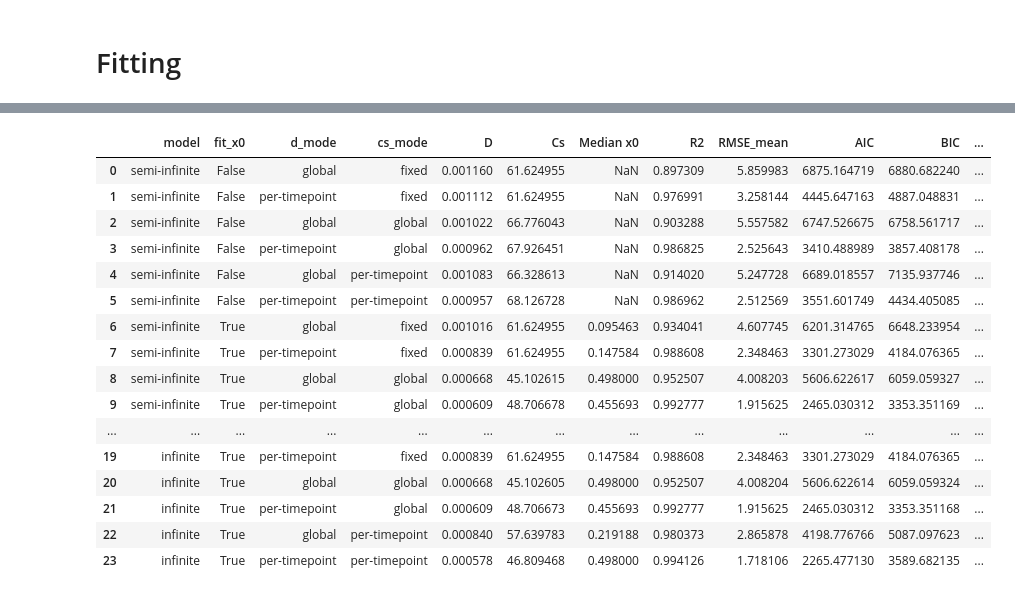
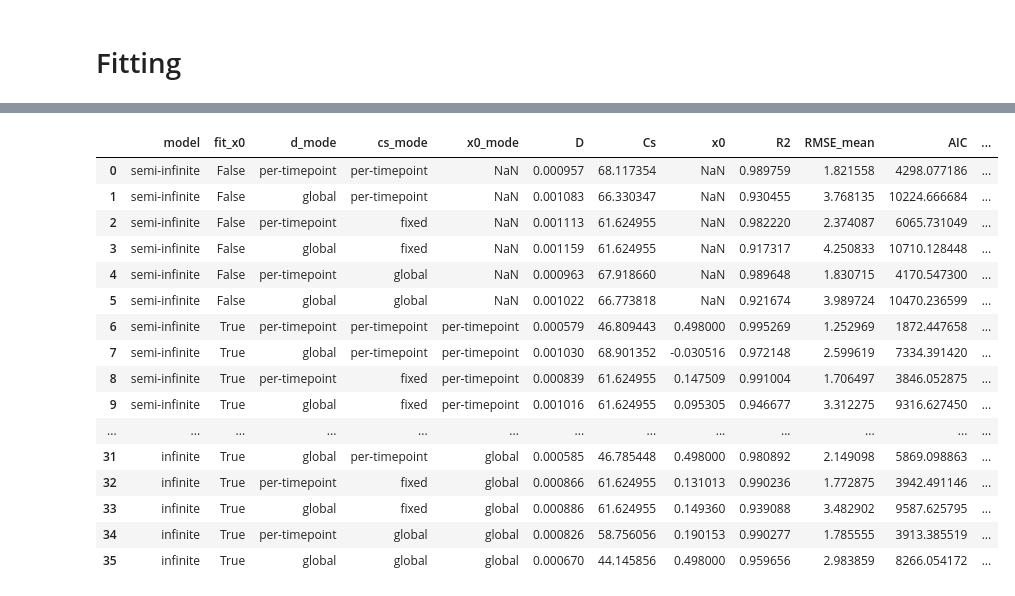
Before and after one commit to isaackh28/diff_tests, a Jupyter notebook: notebook.ipynb, the cells around one changed output, grey strips where cells are left out. Saved outputs shown, nothing was run; the diff lists cells and outputs as text; code cells hidden in the pictures.

```diff
--- a/notebook.ipynb
+++ b/notebook.ipynb
@@ -103,23 +113,26 @@ configs = []
 
 for model in fitting.MODEL_REGISTRY:
     for fit_x0 in [False, True]:
-        for cs_mode in fitting.VALID_CS_MODES:
-            for d_mode in fitting.VALID_D_MODES:
-                if cs_mode == "fixed" and model == "semi-infinite":
-                    cs_fixed = cs_experimental
-                elif cs_mode == "fixed" and model == "infinite":
-                    cs_fixed = 2 * cs_experimental
-                else:
-                    cs_fixed = None
+        x0_modes_to_try = fitting.VALID_X0_MODES if fit_x0 else [None]
+        for x0_mode in x0_modes_to_try:
+            for cs_mode in fitting.VALID_CS_MODES:
+                for d_mode in fitting.VALID_D_MODES:
+                    if cs_mode == "fixed" and model == "semi-infinite":
+                        cs_fixed = cs_experimental
+                    elif cs_mode == "fixed" and model == "infinite":
+                        cs_fixed = 2 * cs_experimental
+                    else:
+                        cs_fixed = None
 
-                cfg = fitting.FitConfig(
-                    model = model,
-                    fit_x0 = fit_x0,
-                    d_mode = d_mode,
-                    cs_mode = cs_mode,
-                    cs_fixed = cs_fixed
-                )
-                configs.append(cfg)
+                    cfg = fitting.FitConfig(
+                        model=model,
+                        fit_x0=fit_x0,
+                        x0_mode=x0_mode,
+                        d_mode=d_mode,
+                        cs_mode=cs_mode,
+                        cs_fixed=cs_fixed
+                    )
+                    configs.append(cfg)
 
 print(f"Total configs: {len(configs)}")
 # %% [output]
@@ -153,46 +150,52 @@ Fitting configs |█████████████████████
 # %%
 rows = []
 
 for r in results:
     cfg = r.config
     d_summary = r.d_global if cfg.d_mode == "global" else np.nanmedian(r.d_per_t)
     cs_summary = r.cs_global or r.cs_fixed if cfg.cs_mode in ["global", "fixed"] else np.nanmedian(r.cs_per_t)
-    x0_summary = np.nanmedian(r.x0_per_t) if cfg.fit_x0 else np.nan
+
+    if cfg.fit_x0:
+        x0_summary = np.nanmedian(r.x0_per_t) if cfg.x0_mode == "per-timepoint" else r.x0_global
+    else:
+        x0_summary = np.nan
+
     rows.append({
         "model": cfg.model,
         "fit_x0": cfg.fit_x0,
         "d_mode": cfg.d_mode,
         "cs_mode": cfg.cs_mode,
+        "x0_mode": cfg.x0_mode,
         "D": d_summary,
         "Cs": cs_summary if cfg.model == "semi-infinite" else cs_summary / 2,
-        "Median x0": x0_summary,
+        "x0": x0_summary,
         "R2": r.r2_global,
         "RMSE_mean": np.nanmean(r.rmse_per_t) if r.rmse_per_t is not None else np.nan,
         "AIC": r.aic,
         "BIC": r.bic,
         "n_params": r.n_params_total
     })
 
 summary_df = pd.DataFrame(rows)
 summary_df["delta_aic"] = summary_df["AIC"] - summary_df["AIC"].min()
 summary_df["delta_bic"] = summary_df["BIC"] - summary_df["BIC"].min()
 summary_df.sort_values("delta_aic")
 summary_df
 # %% [output]
-|  | model | fit_x0 | d_mode | cs_mode | D | Cs | Median x0 | R2 | RMSE_mean | AIC | BIC | ... |
-| 0 | semi-infinite | False | global | fixed | 0.001160 | 61.624955 | NaN | 0.897309 | 5.859983 | 6875.164719 | 6880.682240 | ... |
-| 1 | semi-infinite | False | per-timepoint | fixed | 0.001112 | 61.624955 | NaN | 0.976991 | 3.258144 | 4445.647163 | 4887.048831 | ... |
-| 2 | semi-infinite | False | global | global | 0.001022 | 66.776043 | NaN | 0.903288 | 5.557582 | 6747.526675 | 6758.561717 | ... |
-| 3 | semi-infinite | False | per-timepoint | global | 0.000962 | 67.926451 | NaN | 0.986825 | 2.525643 | 3410.488989 | 3857.408178 | ... |
-| 4 | semi-infinite | False | global | per-timepoint | 0.001083 | 66.328613 | NaN | 0.914020 | 5.247728 | 6689.018557 | 7135.937746 | ... |
-| 5 | semi-infinite | False | per-timepoint | per-timepoint | 0.000957 | 68.126728 | NaN | 0.986962 | 2.512569 | 3551.601749 | 4434.405085 | ... |
-| 6 | semi-infinite | True | global | fixed | 0.001016 | 61.624955 | 0.095463 | 0.934041 | 4.607745 | 6201.314765 | 6648.233954 | ... |
-| 7 | semi-infinite | True | per-timepoint | fixed | 0.000839 | 61.624955 | 0.147584 | 0.988608 | 2.348463 | 3301.273029 | 4184.076365 | ... |
-| 8 | semi-infinite | True | global | global | 0.000668 | 45.102615 | 0.498000 | 0.952507 | 4.008203 | 5606.622617 | 6059.059327 | ... |
-| 9 | semi-infinite | True | per-timepoint | global | 0.000609 | 48.706678 | 0.455693 | 0.992777 | 1.915625 | 2465.030312 | 3353.351169 | ... |
+|  | model | fit_x0 | d_mode | cs_mode | x0_mode | D | Cs | x0 | R2 | RMSE_mean | AIC | ... |
+| 0 | semi-infinite | False | per-timepoint | per-timepoint | NaN | 0.000957 | 68.117354 | NaN | 0.989759 | 1.821558 | 4298.077186 | ... |
+| 1 | semi-infinite | False | global | per-timepoint | NaN | 0.001083 | 66.330347 | NaN | 0.930455 | 3.768135 | 10224.666684 | ... |
+| 2 | semi-infinite | False | per-timepoint | fixed | NaN | 0.001113 | 61.624955 | NaN | 0.982220 | 2.374087 | 6065.731049 | ... |
+| 3 | semi-infinite | False | global | fixed | NaN | 0.001159 | 61.624955 | NaN | 0.917317 | 4.250833 | 10710.128448 | ... |
+| 4 | semi-infinite | False | per-timepoint | global | NaN | 0.000963 | 67.918660 | NaN | 0.989648 | 1.830715 | 4170.547300 | ... |
+| 5 | semi-infinite | False | global | global | NaN | 0.001022 | 66.773818 | NaN | 0.921674 | 3.989724 | 10470.236599 | ... |
+| 6 | semi-infinite | True | per-timepoint | per-timepoint | per-timepoint | 0.000579 | 46.809443 | 0.498000 | 0.995269 | 1.252969 | 1872.447658 | ... |
+| 7 | semi-infinite | True | global | per-timepoint | per-timepoint | 0.001030 | 68.901352 | -0.030516 | 0.972148 | 2.599619 | 7334.391420 | ... |
+| 8 | semi-infinite | True | per-timepoint | fixed | per-timepoint | 0.000839 | 61.624955 | 0.147509 | 0.991004 | 1.706497 | 3846.052875 | ... |
+| 9 | semi-infinite | True | global | fixed | per-timepoint | 0.001016 | 61.624955 | 0.095305 | 0.946677 | 3.312275 | 9316.627450 | ... |
 | ... | ... | ... | ... | ... | ... | ... | ... | ... | ... | ... | ... | ... |
-| 19 | infinite | True | per-timepoint | fixed | 0.000839 | 61.624955 | 0.147584 | 0.988608 | 2.348463 | 3301.273029 | 4184.076365 | ... |
-| 20 | infinite | True | global | global | 0.000668 | 45.102605 | 0.498000 | 0.952507 | 4.008204 | 5606.622614 | 6059.059324 | ... |
-| 21 | infinite | True | per-timepoint | global | 0.000609 | 48.706673 | 0.455693 | 0.992777 | 1.915625 | 2465.030312 | 3353.351168 | ... |
-| 22 | infinite | True | global | per-timepoint | 0.000840 | 57.639783 | 0.219188 | 0.980373 | 2.865878 | 4198.776766 | 5087.097623 | ... |
-| 23 | infinite | True | per-timepoint | per-timepoint | 0.000578 | 46.809468 | 0.498000 | 0.994126 | 1.718106 | 2265.477130 | 3589.682135 | ... |
+| 31 | infinite | True | global | per-timepoint | global | 0.000585 | 46.785448 | 0.498000 | 0.980892 | 2.149098 | 5869.098863 | ... |
+| 32 | infinite | True | per-timepoint | fixed | global | 0.000866 | 61.624955 | 0.131013 | 0.990236 | 1.772875 | 3942.491146 | ... |
+| 33 | infinite | True | global | fixed | global | 0.000886 | 61.624955 | 0.149360 | 0.939088 | 3.482902 | 9587.625795 | ... |
+| 34 | infinite | True | per-timepoint | global | global | 0.000826 | 58.756056 | 0.190153 | 0.990277 | 1.785555 | 3913.385519 | ... |
+| 35 | infinite | True | global | global | global | 0.000670 | 44.145856 | 0.498000 | 0.959656 | 2.983859 | 8266.054172 | ... |
```
Also changed, not shown: parts of 16 cells of this notebook, 1 other file.
